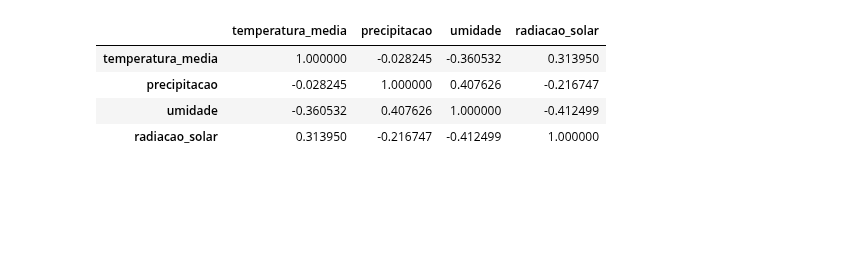
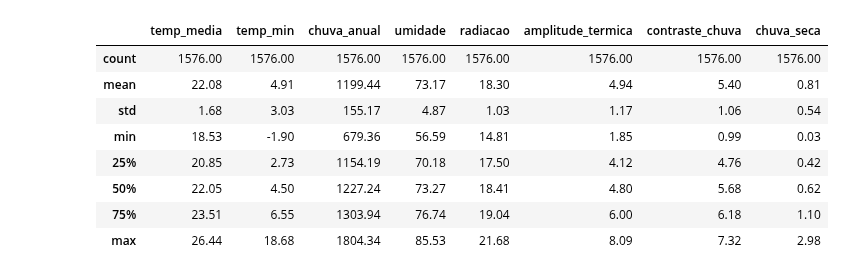
Before and after one commit to FatecFranca/DSM-G07-PI6-2026-2, a Jupyter notebook: analytics/notebooks/02_correlacao.ipynb, the cells around one changed output. Drawn from its saved outputs; the diff is of its cells as text; code cells hidden in the pictures; blank space fills up the shorter version.

```diff
--- a/analytics/notebooks/02_correlacao.ipynb
+++ b/analytics/notebooks/02_correlacao.ipynb
@@ -4,15 +5,20 @@ Entrada: `data/processed/clima_limpo.csv` (saída do 00).
 # %%
+import numpy as np
 import pandas as pd
 import seaborn as sns
 import matplotlib.pyplot as plt
 
-df = pd.read_csv('../data/processed/clima_limpo.csv')
-colunas = ['temperatura_media', 'precipitacao', 'umidade', 'radiacao_solar']
-corr = df[colunas].corr()
-corr
+df = pd.read_csv('../data/processed/dataset_municipios.csv')
+culturas = ['Café', 'Cana-de-açúcar', 'Feijão', 'Laranja', 'Milho', 'Soja']
+clima = ['temp_media', 'temp_min', 'chuva_anual', 'umidade', 'radiacao', 'amplitude_termica', 'contraste_chuva', 'chuva_seca']
+df[clima].describe().round(2)
 # %% [output]
-|  | temperatura_media | precipitacao | umidade | radiacao_solar |
-| temperatura_media | 1.000000 | -0.028245 | -0.360532 | 0.313950 |
-| precipitacao | -0.028245 | 1.000000 | 0.407626 | -0.216747 |
-| umidade | -0.360532 | 0.407626 | 1.000000 | -0.412499 |
-| radiacao_solar | 0.313950 | -0.216747 | -0.412499 | 1.000000 |
+|  | temp_media | temp_min | chuva_anual | umidade | radiacao | amplitude_termica | contraste_chuva | chuva_seca |
+| count | 1576.00 | 1576.00 | 1576.00 | 1576.00 | 1576.00 | 1576.00 | 1576.00 | 1576.00 |
+| mean | 22.08 | 4.91 | 1199.44 | 73.17 | 18.30 | 4.94 | 5.40 | 0.81 |
+| std | 1.68 | 3.03 | 155.17 | 4.87 | 1.03 | 1.17 | 1.06 | 0.54 |
+| min | 18.53 | -1.90 | 679.36 | 56.59 | 14.81 | 1.85 | 0.99 | 0.03 |
+| 25% | 20.85 | 2.73 | 1154.19 | 70.18 | 17.50 | 4.12 | 4.76 | 0.42 |
+| 50% | 22.05 | 4.50 | 1227.24 | 73.27 | 18.41 | 4.80 | 5.68 | 0.62 |
+| 75% | 23.51 | 6.55 | 1303.94 | 76.74 | 19.04 | 6.00 | 6.18 | 1.10 |
+| max | 26.44 | 18.68 | 1804.34 | 85.53 | 21.68 | 8.09 | 7.32 | 2.98 |
```
Also changed, not shown: parts of 8 cells of this notebook, 25 other files.
